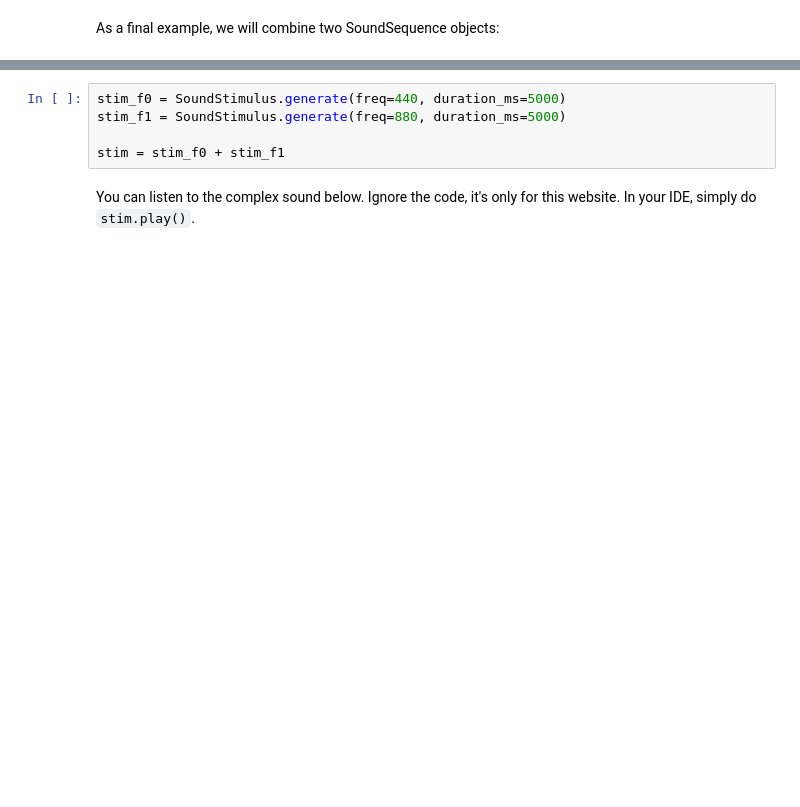
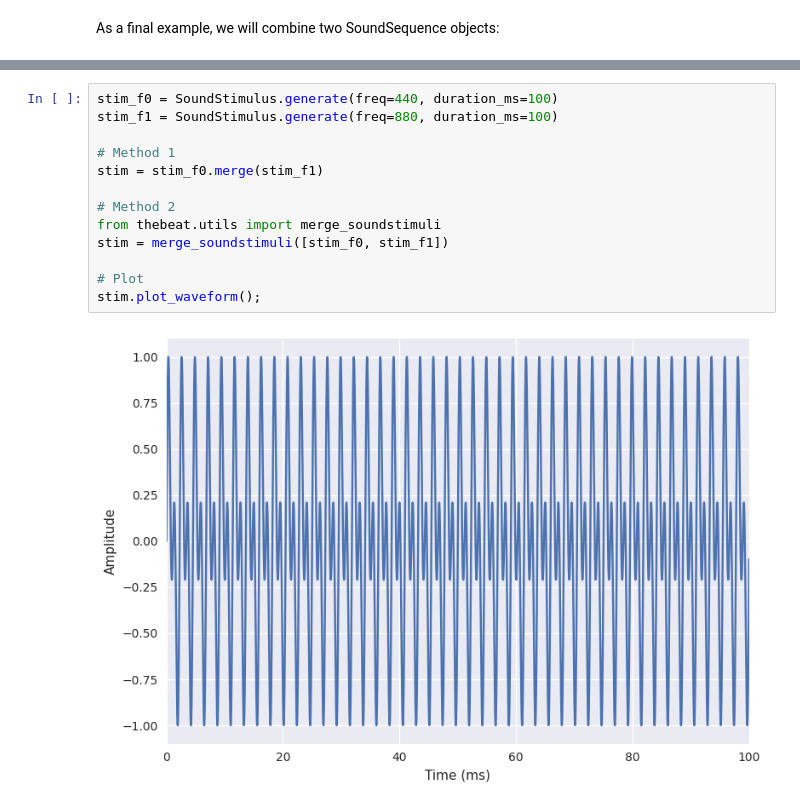
Before and after one commit to Jellevanderwerff/thebeat, a Jupyter notebook: docs/source/examples/tipstricks/combining_repeating.ipynb, the cells around one changed output, grey strips where cells are left out. Saved outputs shown, nothing was run; the diff lists cells and outputs as text; blank space fills up the shorter version.

```diff
--- a/docs/source/examples/tipstricks/combining_repeating.ipynb
+++ b/docs/source/examples/tipstricks/combining_repeating.ipynb
@@ -66,7 +104,15 @@ for creating complex sounds, for instance with a sine wave at 440Hz, and another
 # %%
-stim_f0 = SoundStimulus.generate(freq=440, duration_ms=5000)
-stim_f1 = SoundStimulus.generate(freq=880, duration_ms=5000)
+stim_f0 = SoundStimulus.generate(freq=440, duration_ms=100)
+stim_f1 = SoundStimulus.generate(freq=880, duration_ms=100)
 
-stim = stim_f0 + stim_f1
+# Method 1
+stim = stim_f0.merge(stim_f1)
+
+# Method 2
+from thebeat.utils import merge_soundstimuli
+stim = merge_soundstimuli([stim_f0, stim_f1])
+
+# Plot
+stim.plot_waveform();
+# %% [output]
+[figure, added]
-# %% [markdown]
-You can listen to the complex sound below. Ignore the code, it's only for this website. In your IDE, simply do ``stim.play()``.
```
Also changed, not shown: parts of 24 cells of this notebook, 10 other files.
